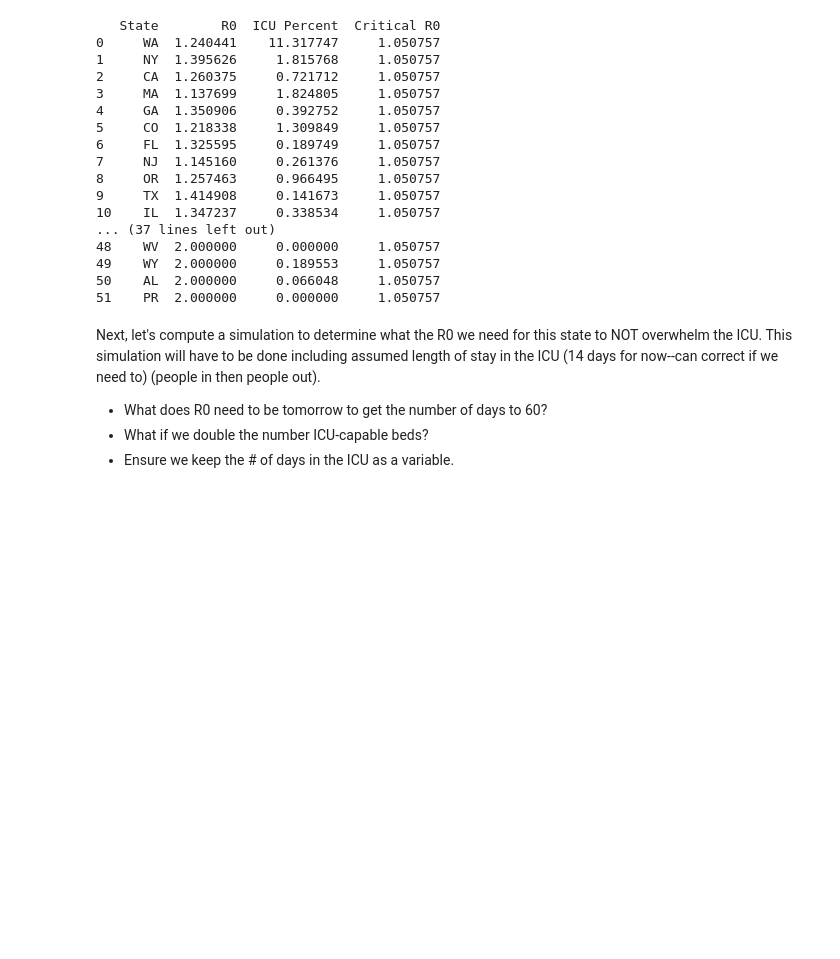
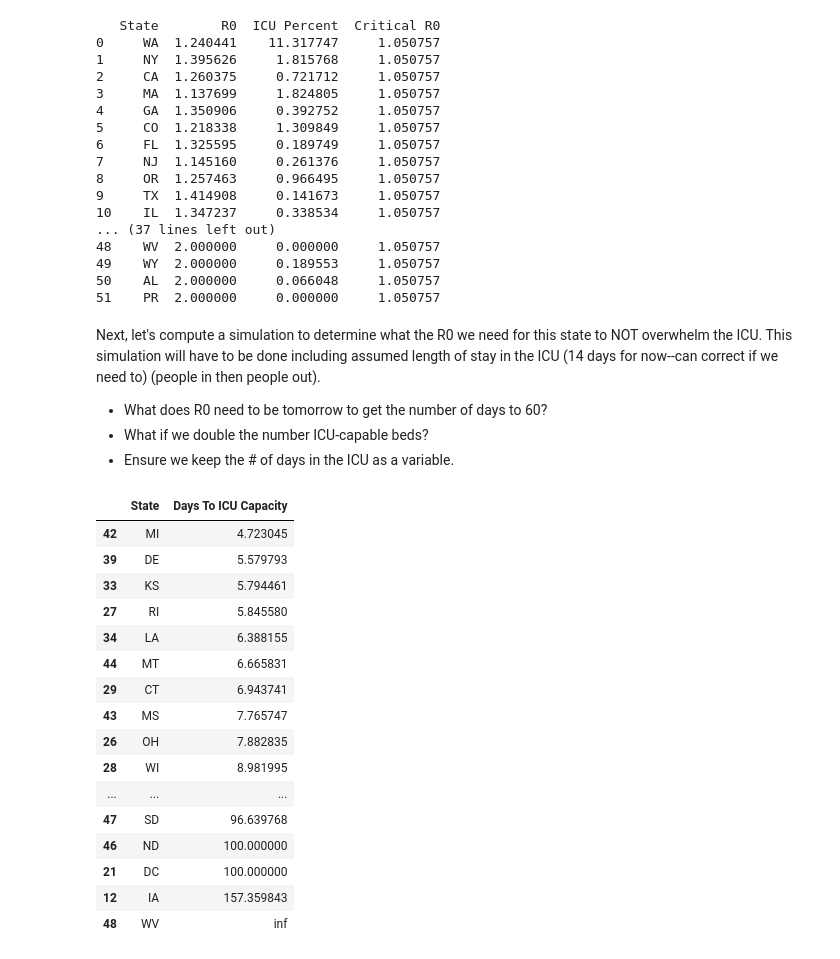
Before and after one commit to daveselinger/covid-19-hackathon, a Jupyter notebook: Copy_of_by_state_covid_analysis.ipynb, the cells around one changed output. Saved outputs shown, nothing was run; the diff lists cells and outputs as text; code cells hidden in the pictures; blank space fills up the shorter version.

Commit message:
Added counting hospitals per and outputting days

```diff
--- a/Copy_of_by_state_covid_analysis.ipynb
+++ b/Copy_of_by_state_covid_analysis.ipynb
@@ -273,7 +277,7 @@ def create_dfs(case_concentration=1.0, population_concentration=1.0):
   us_plotseries = []
   us_growthseries =[]
   startdate = datetime.date(2020,3,10)
-  enddate = datetime.date(2020,3,14)
+  enddate = datetime.date(2020,3,15)
   days = (enddate - startdate).days
   print("Sate, R0, ratio, Days to fill ICU")
   for index, state_row in us_timeseries.iterrows():
@@ -323,11 +327,12 @@ def create_dfs(case_concentration=1.0, population_concentration=1.0):
       days_to_fill = math.log10(multiplier_to_fill_icu)/math.log10(R0)
       #print ("{:2},  {:3.1f}, {:5.0f}, {:5.0f}".format(state_abbrev,R0,multiplier_to_fill_icu,days_to_fill) )
 
-    growth_row = [state_abbrev, str(date), count, growth_rate, doubling_days, population, percent_population, beds, percent_beds, icu_beds, percent_icu, days_to_fill,R0]
+    beds_per_capita = 1000.0 * beds / population
+    growth_row = [state_abbrev, str(date), count, growth_rate, doubling_days, population, percent_population, beds, percent_beds, icu_beds, beds_per_capita, percent_icu, days_to_fill,R0]
     us_growthseries.append(growth_row)
 
   us_plotseries_df = pd.DataFrame(us_plotseries, columns =['State', 'Day','Count'], dtype = int)
-  us_growthseries_df = pd.DataFrame(us_growthseries, columns =['State', 'Day','Count', 'Growth Rate', 'Days to Double', 'Population', 'Population Percent (1/100 of 1%)', 'Beds', 'Beds Percent', 'ICU', 'ICU Percent', 'Days To ICU Capacity','R0'], dtype = int)
+  us_growthseries_df = pd.DataFrame(us_growthseries, columns =['State', 'Day','Count', 'Growth Rate', 'Days to Double', 'Population', 'Population Percent (1/100 of 1%)', 'Beds', 'Beds Percent', 'ICU', 'Beds per 1000', 'ICU Percent', 'Days To ICU Capacity','R0'], dtype = int)
 
   return us_plotseries_df, us_growthseries_df
 
@@ -420,3 +428,23 @@ This simulation will have to be done including  assumed length of stay in the IC
 *   What does R0 need to be tomorrow to get the number of days to 60?
 *   What if we double the number ICU-capable beds?
 *   Ensure we keep the # of days in the ICU as a variable.
+# %%
+us_growthseries_df.sort_values('Days To ICU Capacity')[['State', 'Days To ICU Capacity']]
+# %% [output]
+|  | State | Days To ICU Capacity |
+| 42 | MI | 4.723045 |
+| 39 | DE | 5.579793 |
+| 33 | KS | 5.794461 |
+| 27 | RI | 5.845580 |
+| 34 | LA | 6.388155 |
+| 44 | MT | 6.665831 |
+| 29 | CT | 6.943741 |
+| 43 | MS | 7.765747 |
+| 26 | OH | 7.882835 |
+| 28 | WI | 8.981995 |
+| ... | ... | ... |
+| 47 | SD | 96.639768 |
+| 46 | ND | 100.000000 |
+| 21 | DC | 100.000000 |
+| 12 | IA | 157.359843 |
+| 48 | WV | inf |
```
Also changed, not shown: parts of 4 cells of this notebook.
